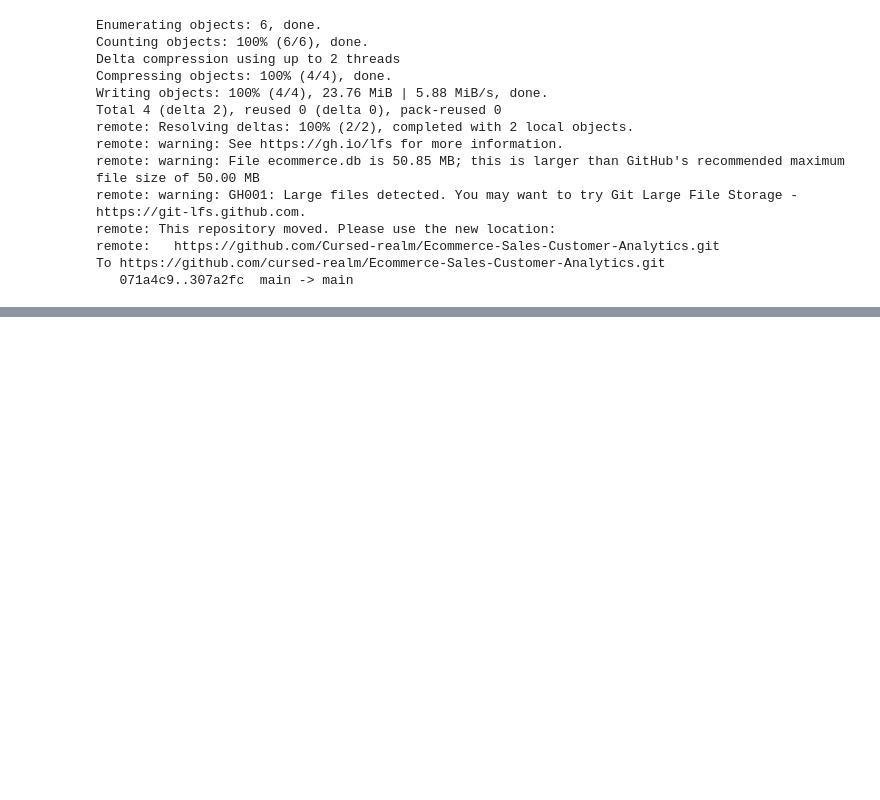
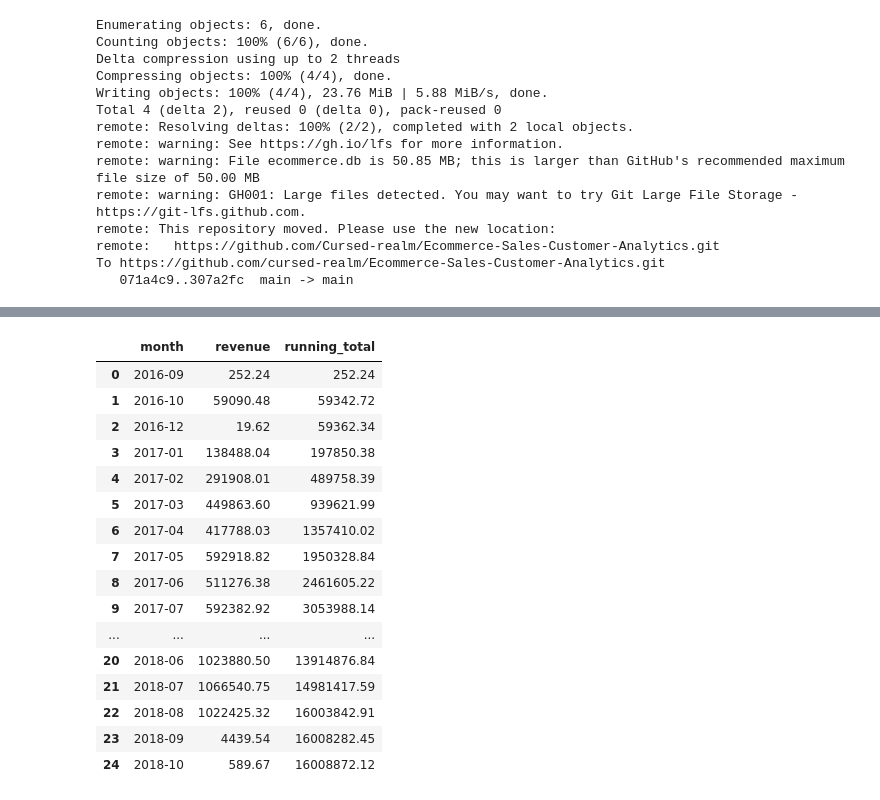
Before and after one commit to Cursed-realm/Ecommerce-Sales-Customer-Analytics, a Jupyter notebook: Ecommerce_Sales_Customer_Analytics.ipynb, the cells around one changed output, grey strips where cells are left out. Cells and saved outputs as stored; diff of their text form; code cells hidden in the pictures; blank space fills up the shorter version.

Commit message:
Day 4: Used CTEs and window functions - identified top customers, ranked states by revenue, built cumulative revenue trend after catching and excluding incomplete-data months

```diff
--- a/Ecommerce_Sales_Customer_Analytics.ipynb
+++ b/Ecommerce_Sales_Customer_Analytics.ipynb
@@ -738,0 +744,12 @@ To https://github.com/cursed-realm/Ecommerce-Sales-Customer-Analytics.git
+# %%
+import pandas as pd
+
+orders = pd.read_csv("olist_orders_dataset.csv")
+
+date_cols = ['order_purchase_timestamp', 'order_approved_at', 'order_delivered_carrier_date',
+             'order_delivered_customer_date', 'order_estimated_delivery_date']
+
+for col in date_cols:
+    orders[col] = pd.to_datetime(orders[col])
+
+orders.dtypes
@@ -738,0 +821,33 @@ To https://github.com/cursed-realm/Ecommerce-Sales-Customer-Analytics.git
+# %%
+query = """
+WITH monthly_revenue AS (
+    SELECT strftime('%Y-%m', o.order_purchase_timestamp) as month,
+           ROUND(SUM(p.payment_value), 2) as revenue
+    FROM orders o
+    JOIN payments p ON o.order_id = p.order_id
+    GROUP BY month
+)
+SELECT month, revenue,
+       ROUND(SUM(revenue) OVER (ORDER BY month), 2) as running_total
+FROM monthly_revenue
+ORDER BY month;
+"""
+pd.read_sql(query, conn)
+# %% [output]
+|  | month | revenue | running_total |
+| 0 | 2016-09 | 252.24 | 252.24 |
+| 1 | 2016-10 | 59090.48 | 59342.72 |
+| 2 | 2016-12 | 19.62 | 59362.34 |
+| 3 | 2017-01 | 138488.04 | 197850.38 |
+| 4 | 2017-02 | 291908.01 | 489758.39 |
+| 5 | 2017-03 | 449863.60 | 939621.99 |
+| 6 | 2017-04 | 417788.03 | 1357410.02 |
+| 7 | 2017-05 | 592918.82 | 1950328.84 |
+| 8 | 2017-06 | 511276.38 | 2461605.22 |
+| 9 | 2017-07 | 592382.92 | 3053988.14 |
+| ... | ... | ... | ... |
+| 20 | 2018-06 | 1023880.50 | 13914876.84 |
+| 21 | 2018-07 | 1066540.75 | 14981417.59 |
+| 22 | 2018-08 | 1022425.32 | 16003842.91 |
+| 23 | 2018-09 | 4439.54 | 16008282.45 |
+| 24 | 2018-10 | 589.67 | 16008872.12 |
```
Also changed, not shown: parts of 10 cells of this notebook.
